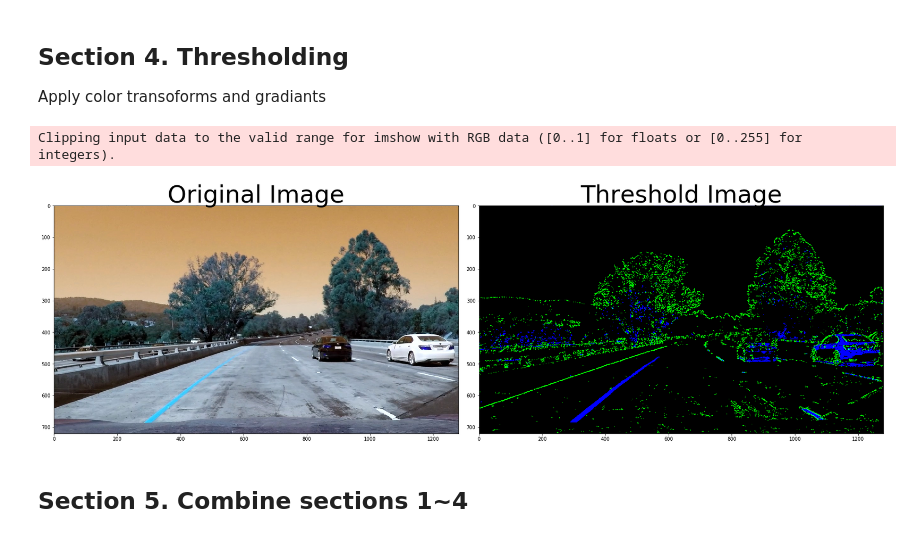
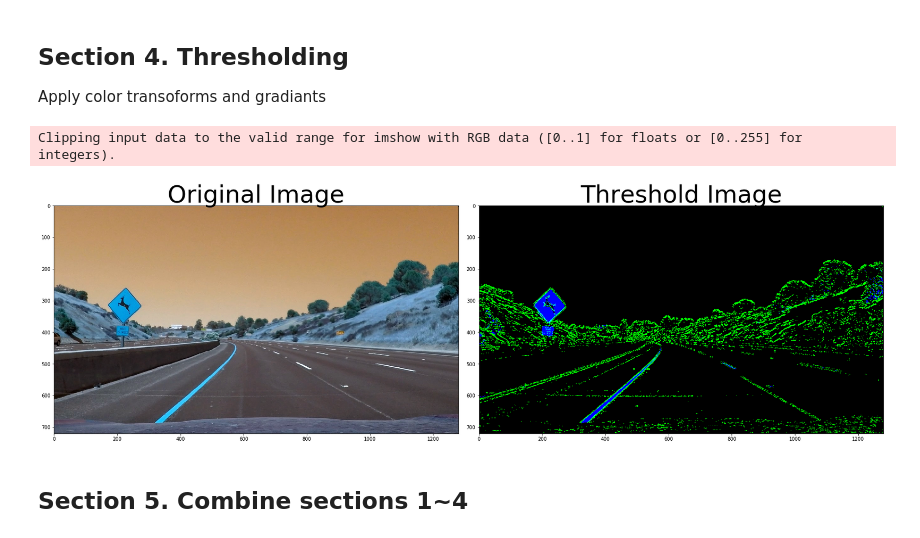
Before and after one commit to hafniumhu/CarND-Advanced-Lane-Lines, a Jupyter notebook: P2.ipynb, the cells around one changed output. Drawn from its saved outputs; the diff is of its cells as text; code cells hidden in the pictures.

```diff
--- a/P2.ipynb
+++ b/P2.ipynb
@@ -184,40 +184,40 @@ def dir_threshold(img, sobel_kernel=3, thresh=(0, np.pi/2)):
     return dir_binary
 
 # Combine sobelx, sobely, magnitde and direction thresholding
 def combine_sobel(image, ksize = 15):
-    gradx = abs_sobel_thresh(image, orient='x', sobel_kernel=ksize, thresh=(20, 200))
-    grady = abs_sobel_thresh(image, orient='y', sobel_kernel=ksize, thresh=(20, 200))
-    mag_binary = mag_thresh(image, sobel_kernel=ksize, mag_thresh=(30, 100))
-    dir_binary = dir_threshold(image, sobel_kernel=ksize, thresh=(0.7, 1.3))
+    gradx = abs_sobel_thresh(image, orient='x', sobel_kernel=ksize, thresh=(20, 100))
+    grady = abs_sobel_thresh(image, orient='y', sobel_kernel=ksize, thresh=(20, 100))
+    mag_binary = mag_thresh(image, sobel_kernel=ksize, mag_thresh=(20, 100))
+    dir_binary = dir_threshold(image, sobel_kernel=ksize, thresh=(0.7, 1.4))
     combined_sobel = np.zeros_like(dir_binary)
     combined_sobel[((gradx == 1) & (grady == 1)) | ((mag_binary == 1) & (dir_binary == 1))] = 1
     return combined_sobel
 
 # Combine color thresholding and sobel
 def combine_thresh(img, s_thresh = (170, 255)):
     sobel_output = combine_sobel(img, ksize=15)
     hls = cv2.cvtColor(img, cv2.COLOR_RGB2HLS)
     s_channel = hls[:,:,2]
     # Threshold color channel
     s_binary = np.zeros_like(s_channel)
     s_binary[(s_channel >= s_thresh[0]) & (s_channel <= s_thresh[1])] = 1
     # Stack sobel and s_channel
     combine = np.dstack(( np.zeros_like(sobel_output), sobel_output, s_binary)) * 255
     return combine
 
-img = cv2.imread('test_images/test1.jpg')
-img_thresh = combine_thresh(img, s_thresh = (170, 255))
+img = cv2.imread('test_images/test2.jpg')
+img_thresh = combine_thresh(img, s_thresh = (200, 255))
 f, (ax1, ax2) = plt.subplots(1, 2, figsize=(24, 9))
 f.tight_layout()
 ax1.imshow(img)
 ax1.set_title('Original Image', fontsize=50)
 ax2.imshow(img_thresh)
 ax2.set_title('Threshold Image', fontsize=50)
 plt.subplots_adjust(left=0., right=1, top=0.9, bottom=0.)
 plt.show()
 # %% [output]
 Clipping input data to the valid range for imshow with RGB data ([0..1] for floats or [0..255] for integers).
-[figure, old version]
+[figure, new version]
 # %% [markdown]
 ## Section 5. Combine sections 1~4
 # %%
```
Also changed, not shown: parts of 3 cells of this notebook, 1 other file.
